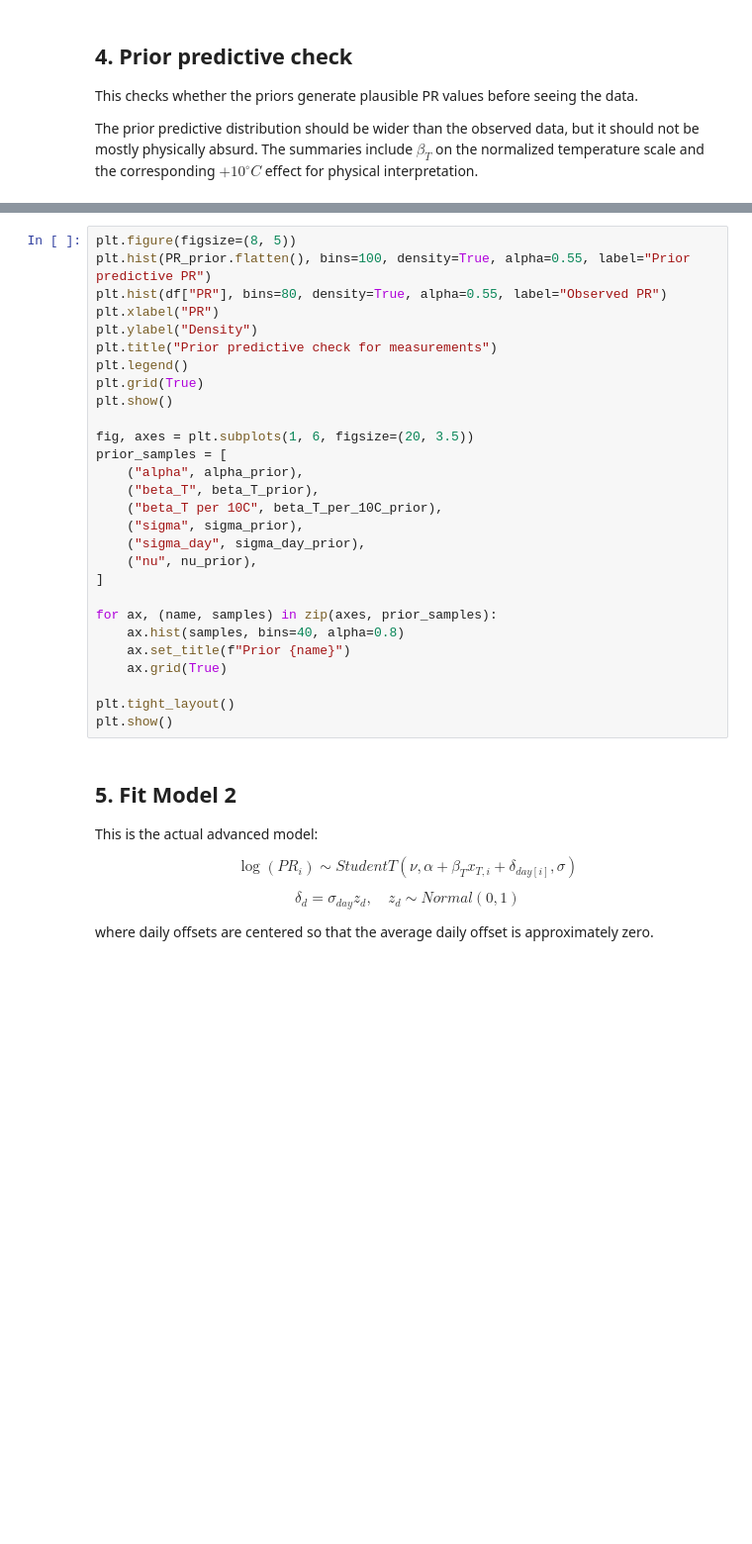
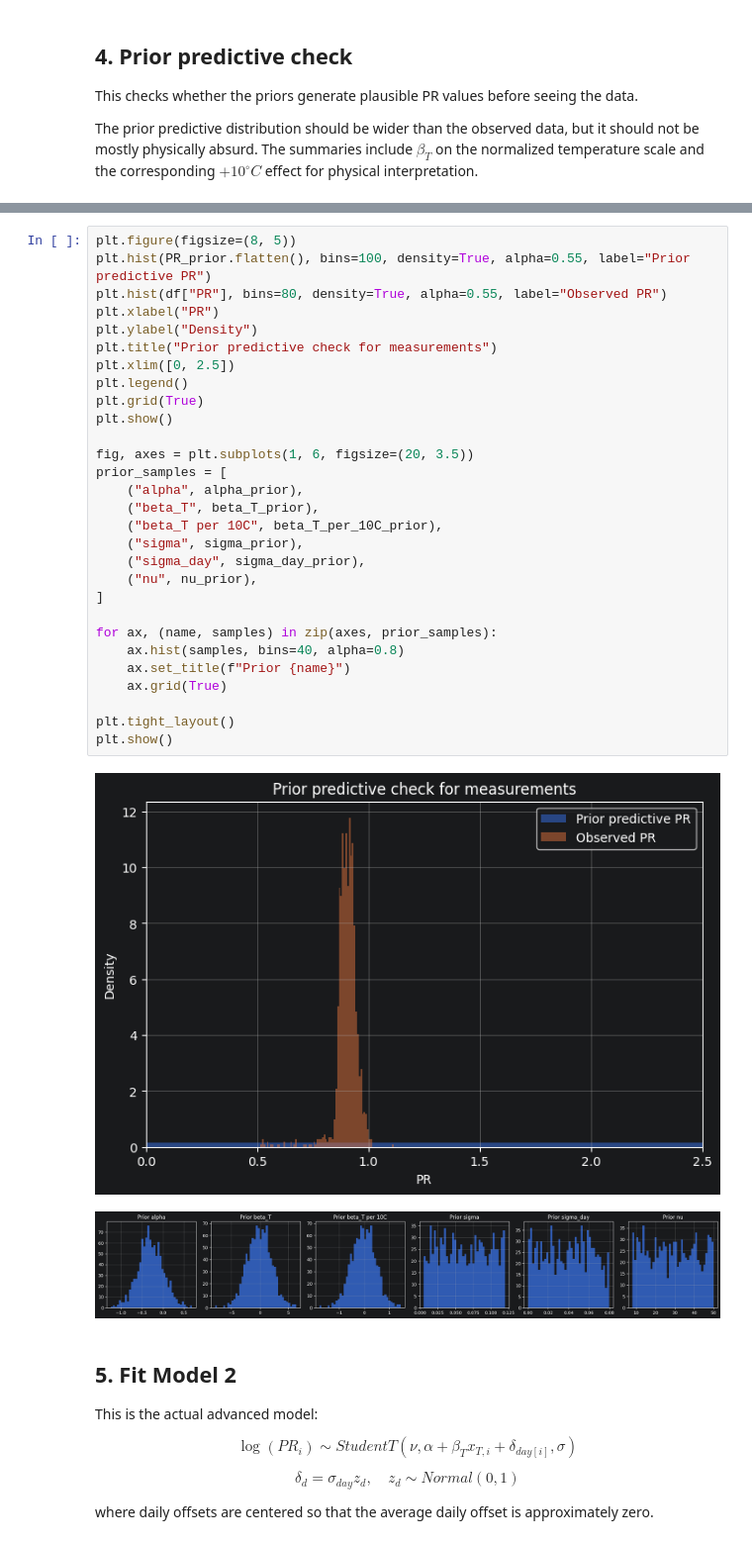
Before and after one commit to mkrzyzowska/Bayesian-Data-Analytics-PV-Project, a Jupyter notebook: model_2_temperature_daily_offset.ipynb, the cells around one changed output, grey strips where cells are left out. Shown at 99% size. Cells and saved outputs as stored; diff of their text form; blank space fills up the shorter version.

```diff
--- a/model_2_temperature_daily_offset.ipynb
+++ b/model_2_temperature_daily_offset.ipynb
@@ -187,31 +224,35 @@ print("Prior predictive PR percentiles:", np.percentile(PR_prior.flatten(), [1,
 # %%
 plt.figure(figsize=(8, 5))
 plt.hist(PR_prior.flatten(), bins=100, density=True, alpha=0.55, label="Prior predictive PR")
 plt.hist(df["PR"], bins=80, density=True, alpha=0.55, label="Observed PR")
 plt.xlabel("PR")
 plt.ylabel("Density")
 plt.title("Prior predictive check for measurements")
+plt.xlim([0, 2.5])
 plt.legend()
 plt.grid(True)
 plt.show()
 
 fig, axes = plt.subplots(1, 6, figsize=(20, 3.5))
 prior_samples = [
     ("alpha", alpha_prior),
     ("beta_T", beta_T_prior),
     ("beta_T per 10C", beta_T_per_10C_prior),
     ("sigma", sigma_prior),
     ("sigma_day", sigma_day_prior),
     ("nu", nu_prior),
 ]
 
 for ax, (name, samples) in zip(axes, prior_samples):
     ax.hist(samples, bins=40, alpha=0.8)
     ax.set_title(f"Prior {name}")
     ax.grid(True)
 
 plt.tight_layout()
 plt.show()
+# %% [output]
+[figure, added]
+[figure, added]
 # %% [markdown]
 ## 5. Fit Model 2
 
```
Also changed, not shown: parts of 14 cells of this notebook, 2 other files.
